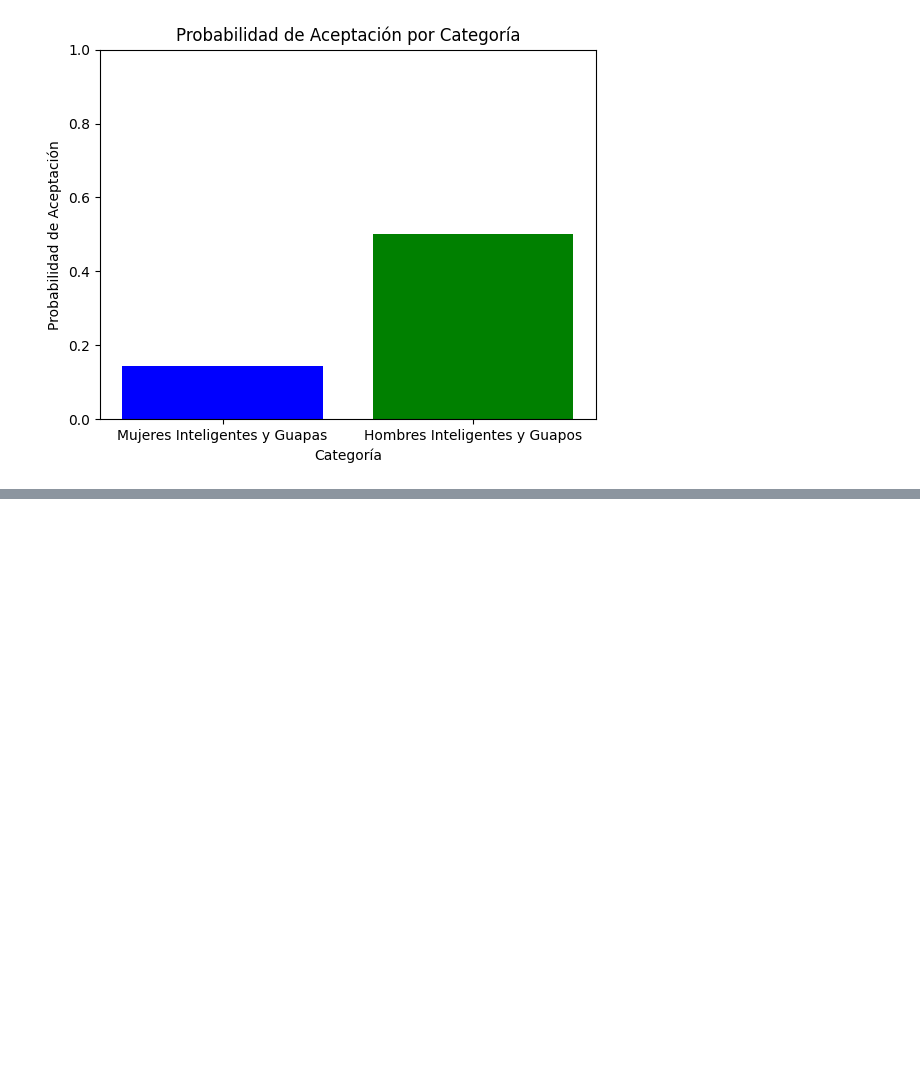
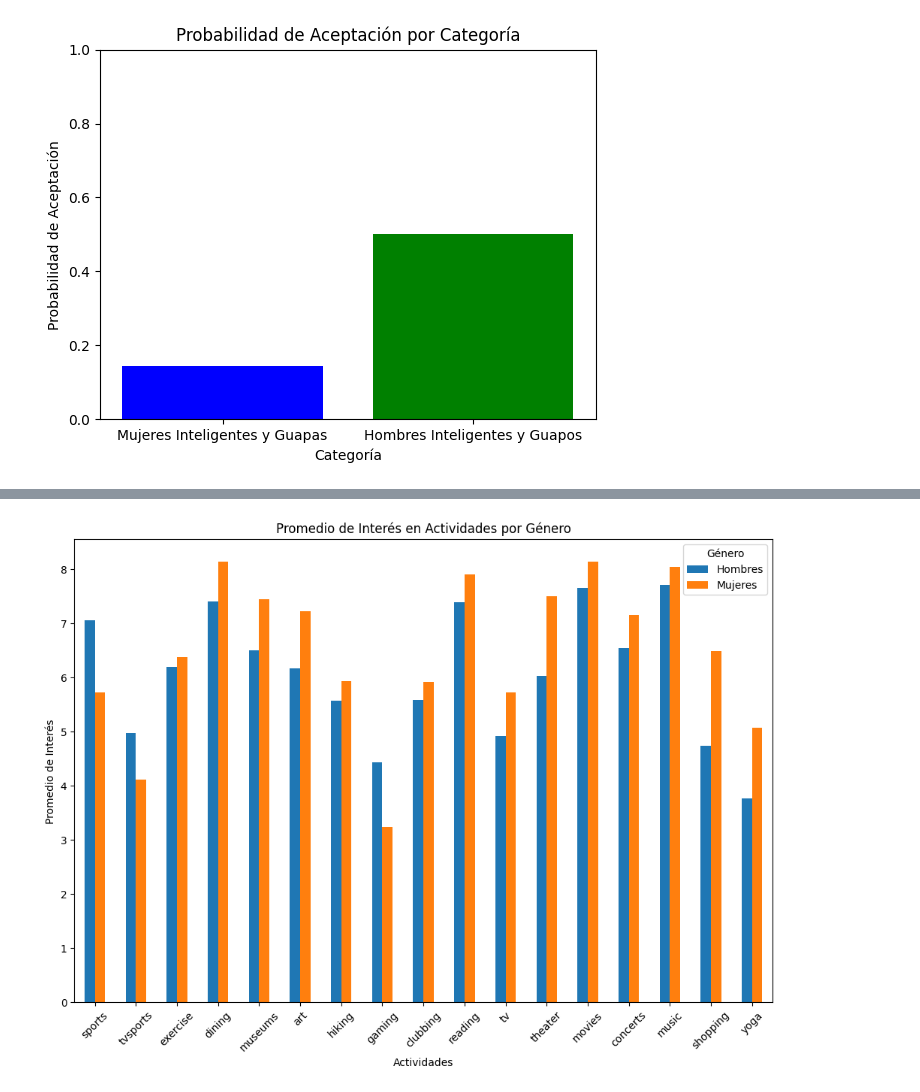
Before and after one commit to unmetro/PrograCienciasDeDatos, a Jupyter notebook: ProyectoProgra/Proyecto_progra.ipynb, the cells around one changed output, grey strips where cells are left out. Saved outputs shown, nothing was run; the diff lists cells and outputs as text; code cells hidden in the pictures; blank space fills up the shorter version.

```diff
--- a/ProyectoProgra/Proyecto_progra.ipynb
+++ b/ProyectoProgra/Proyecto_progra.ipynb
@@ -324,3 +324,13 @@ plt.ylim(0, 1)
 plt.show()
 # %% [output]
 [figure]
+# %%
+#¿Cuáles son las actividades más populares entre los hombres y las mujeres?
+actividades_columnas = dating_real_dataframe.loc[:, 'sports':'yoga']
+
+actividades_hombres_promedio = dating_real_dataframe[hombres].loc[:, 'sports':'yoga'].mean()
+actividades_mujeres_promedio = dating_real_dataframe[mujeres].loc[:, 'sports':'yoga'].mean()
+
+actividades_promedio = pd.DataFrame({'Hombres': actividades_hombres_promedio,'Mujeres': actividades_mujeres_promedio})
+
+actividades_hombres_promedio, actividades_mujeres_promedio
@@ -326,0 +355,10 @@ plt.show()
+# %%
+actividades_promedio.plot(kind='bar', figsize=(12, 8))
+plt.title('Promedio de Interés en Actividades por Género')
+plt.xlabel('Actividades')
+plt.ylabel('Promedio de Interés')
+plt.xticks(rotation=45)
+plt.legend(title='Género')
+plt.show()
+# %% [output]
+[figure, added]
```
Also changed, not shown: parts of 1 cell of this notebook.
